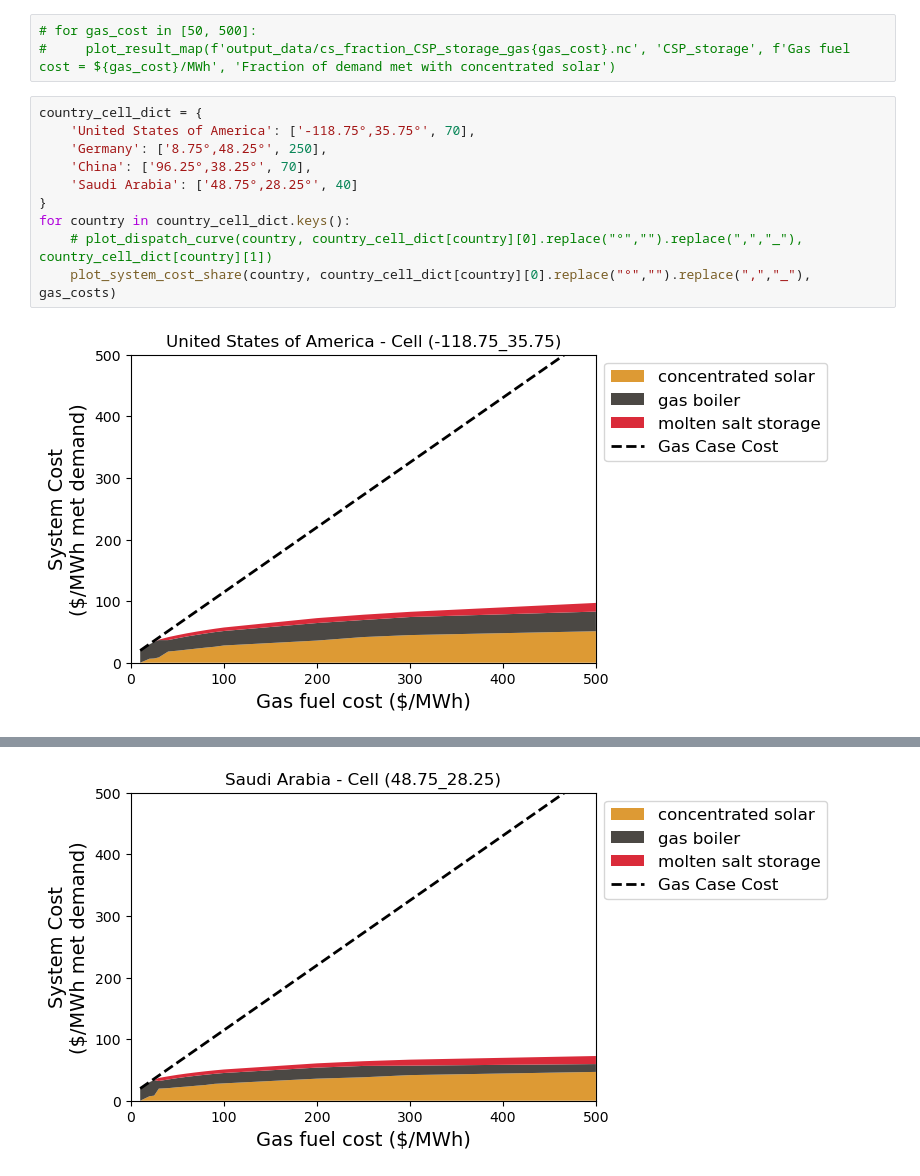
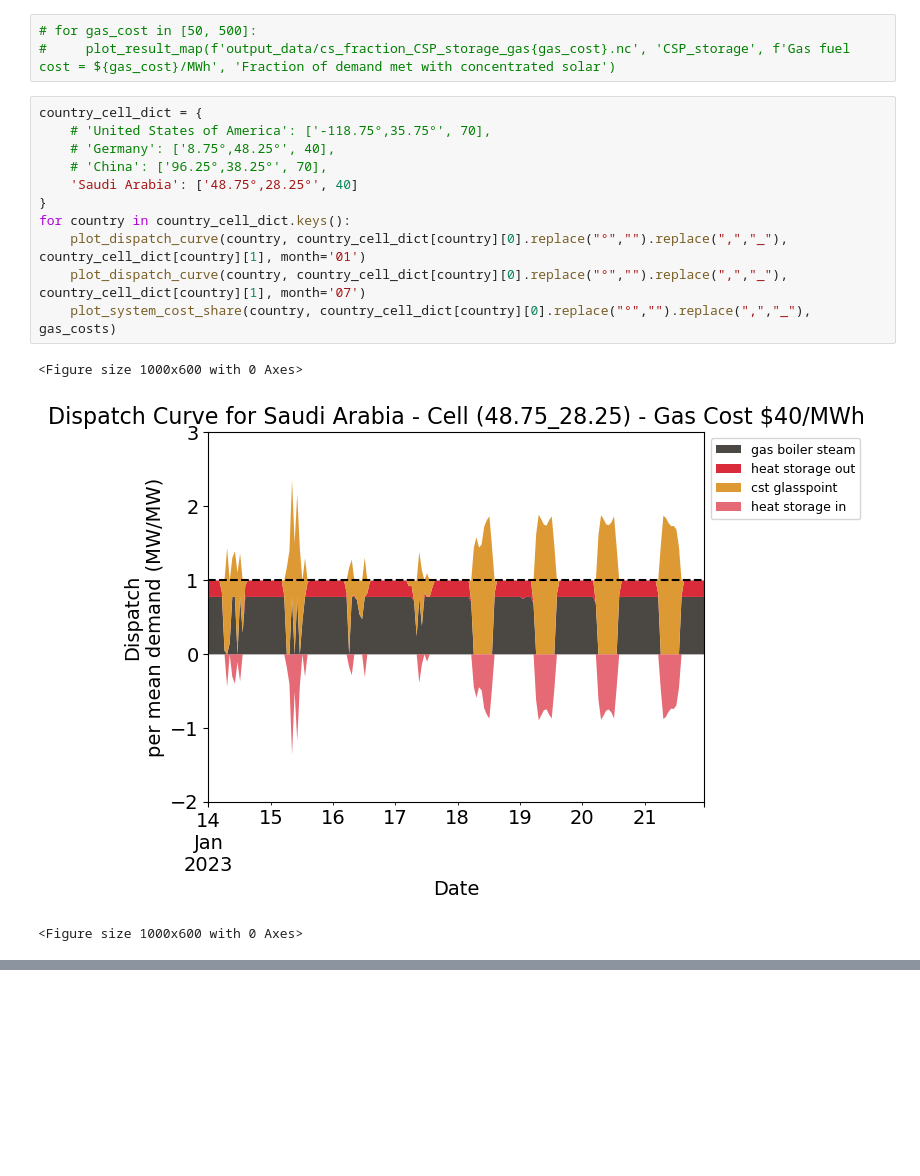
Before and after one commit to carnegie/clab_concentrated_solar, a Jupyter notebook: plot_result_map.ipynb, the cells around one changed output, grey strips where cells are left out. Cells and saved outputs as stored; diff of their text form; blank space fills up the shorter version.

Commit message:
First draft figures

```diff
--- a/plot_result_map.ipynb
+++ b/plot_result_map.ipynb
@@ -122,13 +106,16 @@ Median system cost for 500$/MWh case in Saudi Arabia: $478952.78/MWh at coordina
 #     plot_result_map(f'output_data/cs_fraction_CSP_storage_gas{gas_cost}.nc', 'CSP_storage', f'Gas fuel cost = ${gas_cost}/MWh', 'Fraction of demand met with concentrated solar')
 # %%
 country_cell_dict = {
-    'United States of America': ['-118.75°,35.75°', 70],
-    'Germany': ['8.75°,48.25°', 250],
-    'China': ['96.25°,38.25°', 70],
+    # 'United States of America': ['-118.75°,35.75°', 70],
+    # 'Germany': ['8.75°,48.25°', 40],
+    # 'China': ['96.25°,38.25°', 70],
     'Saudi Arabia': ['48.75°,28.25°', 40]
 }
 for country in country_cell_dict.keys():
-    # plot_dispatch_curve(country, country_cell_dict[country][0].replace("°","").replace(",","_"), country_cell_dict[country][1])
+    plot_dispatch_curve(country, country_cell_dict[country][0].replace("°","").replace(",","_"), country_cell_dict[country][1], month='01')
+    plot_dispatch_curve(country, country_cell_dict[country][0].replace("°","").replace(",","_"), country_cell_dict[country][1], month='07')
     plot_system_cost_share(country, country_cell_dict[country][0].replace("°","").replace(",","_"), gas_costs)
 # %% [output]
+<Figure size 1000x600 with 0 Axes>
-[figure, old version]
+[figure, new version]
+<Figure size 1000x600 with 0 Axes>
@@ -137 +123,0 @@ for country in country_cell_dict.keys():
-[figure, removed]
```
Also changed, not shown: parts of 3 cells of this notebook, 6 other files.
